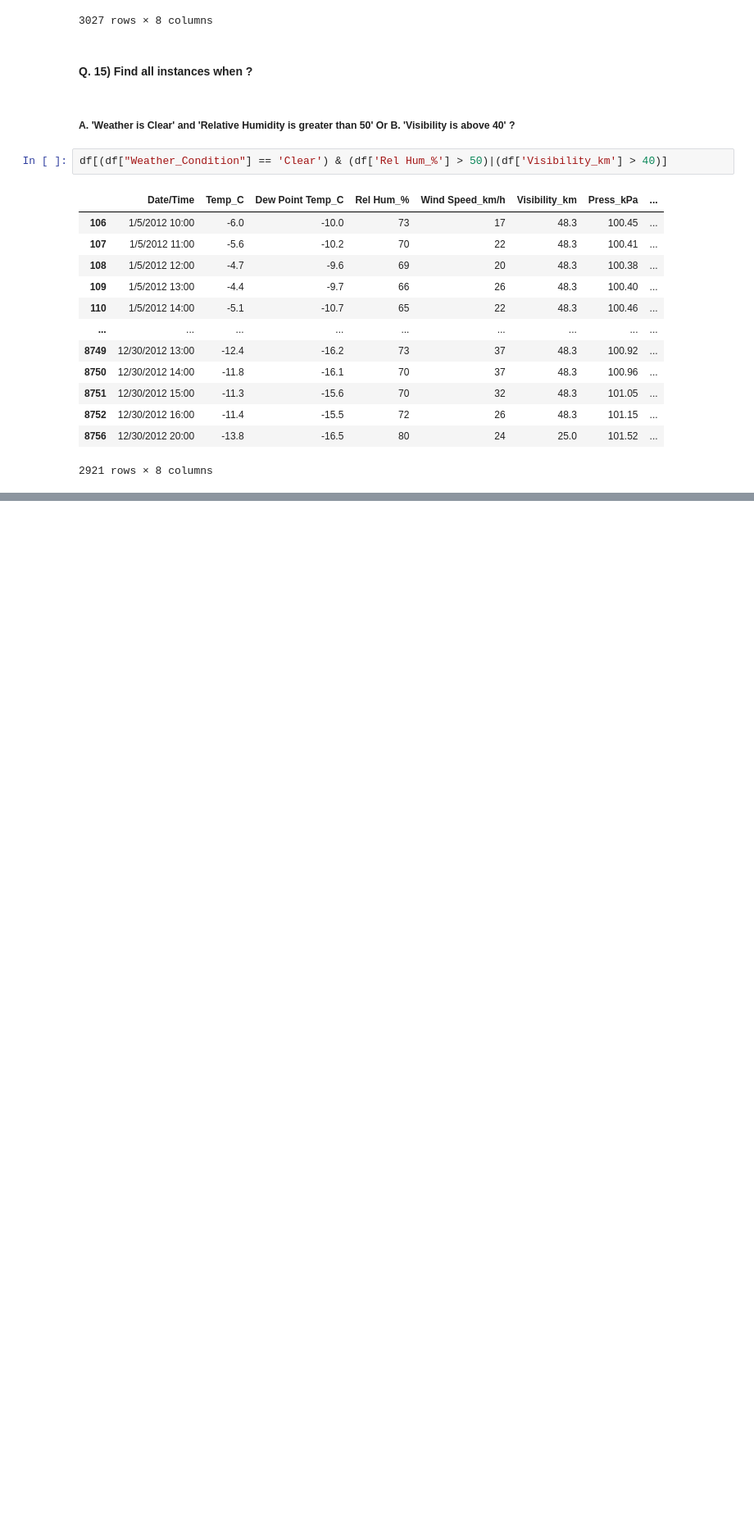
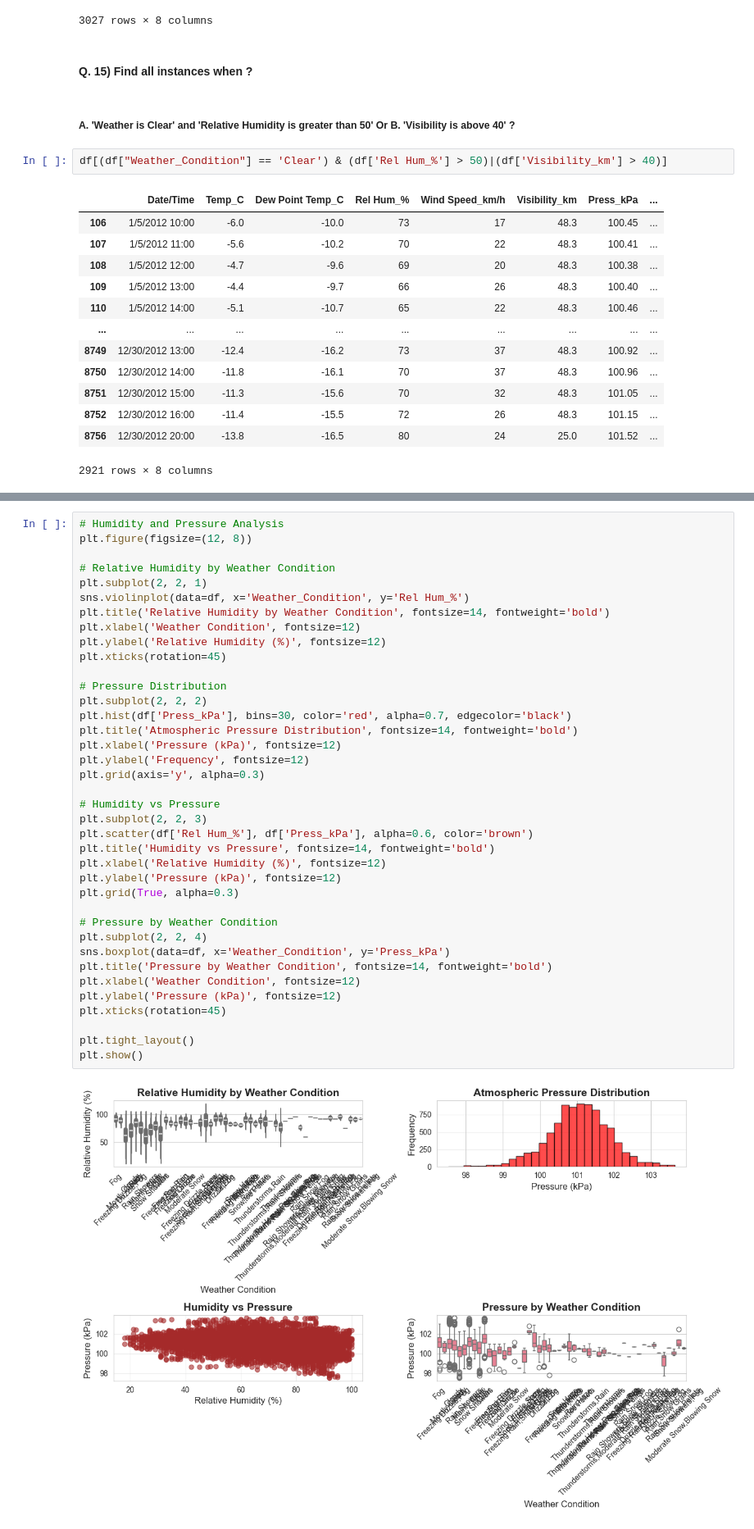
Before and after one commit to Jhonelkour/Project1, a Jupyter notebook: Project1.ipynb, the cells around one changed output, grey strips where cells are left out. Shown at 82% size. Drawn from its saved outputs; the diff is of its cells as text; blank space fills up the shorter version.

```diff
--- a/Project1.ipynb
+++ b/Project1.ipynb
@@ -522,0 +628,40 @@ df[(df["Weather_Condition"] == 'Clear') & (df['Rel Hum_%'] > 50)|(df['Visibility
+# %%
+# Humidity and Pressure Analysis
+plt.figure(figsize=(12, 8))
+
+# Relative Humidity by Weather Condition
+plt.subplot(2, 2, 1)
+sns.violinplot(data=df, x='Weather_Condition', y='Rel Hum_%')
+plt.title('Relative Humidity by Weather Condition', fontsize=14, fontweight='bold')
+plt.xlabel('Weather Condition', fontsize=12)
+plt.ylabel('Relative Humidity (%)', fontsize=12)
+plt.xticks(rotation=45)
+
+# Pressure Distribution
+plt.subplot(2, 2, 2)
+plt.hist(df['Press_kPa'], bins=30, color='red', alpha=0.7, edgecolor='black')
+plt.title('Atmospheric Pressure Distribution', fontsize=14, fontweight='bold')
+plt.xlabel('Pressure (kPa)', fontsize=12)
+plt.ylabel('Frequency', fontsize=12)
+plt.grid(axis='y', alpha=0.3)
+
+# Humidity vs Pressure
+plt.subplot(2, 2, 3)
+plt.scatter(df['Rel Hum_%'], df['Press_kPa'], alpha=0.6, color='brown')
+plt.title('Humidity vs Pressure', fontsize=14, fontweight='bold')
+plt.xlabel('Relative Humidity (%)', fontsize=12)
+plt.ylabel('Pressure (kPa)', fontsize=12)
+plt.grid(True, alpha=0.3)
+
+# Pressure by Weather Condition
+plt.subplot(2, 2, 4)
+sns.boxplot(data=df, x='Weather_Condition', y='Press_kPa')
+plt.title('Pressure by Weather Condition', fontsize=14, fontweight='bold')
+plt.xlabel('Weather Condition', fontsize=12)
+plt.ylabel('Pressure (kPa)', fontsize=12)
+plt.xticks(rotation=45)
+
+plt.tight_layout()
+plt.show()
+# %% [output]
+[figure, added]
```
Also changed, not shown: parts of 14 cells of this notebook, 1 other file.
